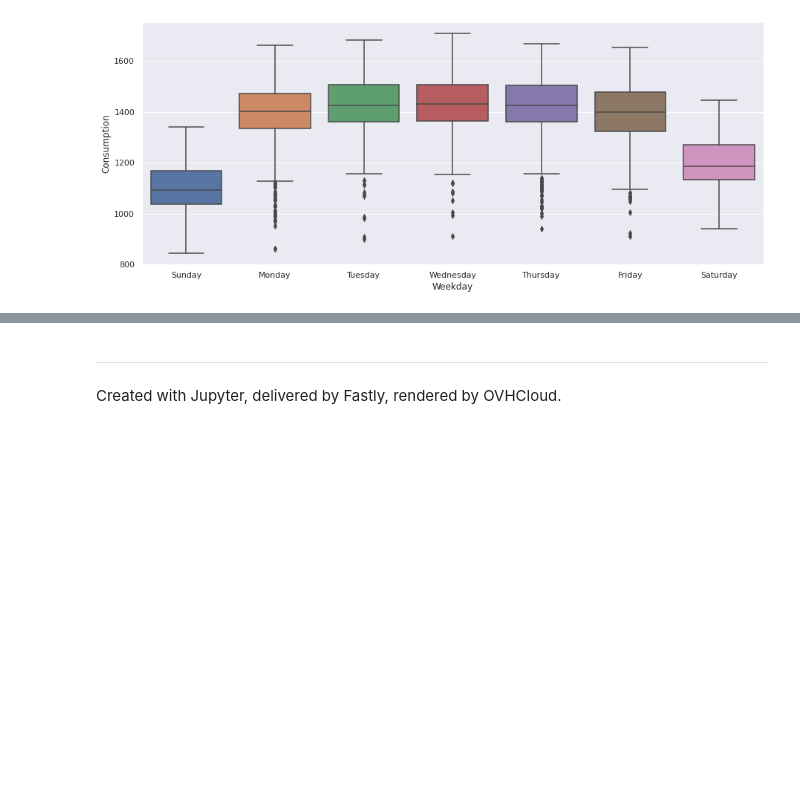
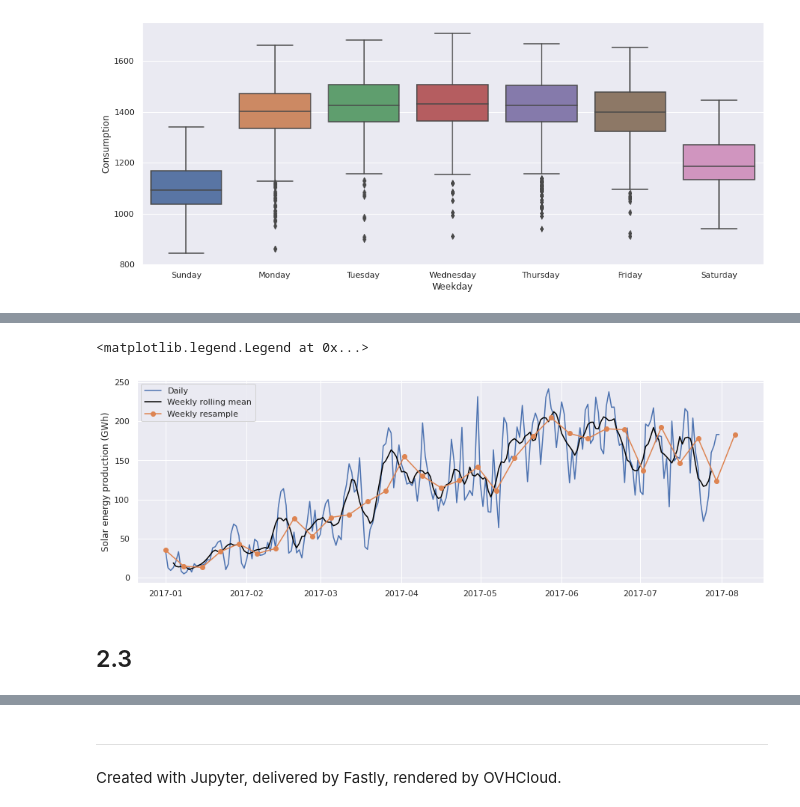
Before and after one commit to fbagattini/Lezioni, a Jupyter notebook: Soluzioni.ipynb, the cells around one changed output, grey strips where cells are left out. Drawn from its saved outputs; the diff is of its cells as text; code cells hidden in the pictures; blank space fills up the shorter version.

```diff
--- a/Soluzioni.ipynb
+++ b/Soluzioni.ipynb
@@ -183,0 +314,22 @@ sns.boxplot('Weekday', 'Consumption', data=df)
+# %%
+plt.rcParams['figure.figsize'] = (15,5)
+# %%
+plt.plot(df['Solar']['2017-01':'2017-07'],
+         label='Daily')
+
+plt.plot(df['Solar']['2017-01':'2017-07'].rolling(7, center=True).mean(),
+         label='Weekly rolling mean',
+         color='black')
+
+plt.plot(df['Solar']['2017-01':'2017-07'].resample('W').mean(),
+         marker='o',
+         label='Weekly resample')
+
+plt.ylabel('Solar energy production (GWh)')
+plt.legend()
+# %% [output]
+<matplotlib.legend.Legend at 0x...>
+[figure, added]
+# %% [markdown]
+2.3
+---
```
Also changed, not shown: parts of 30 cells of this notebook, 1 other file.
